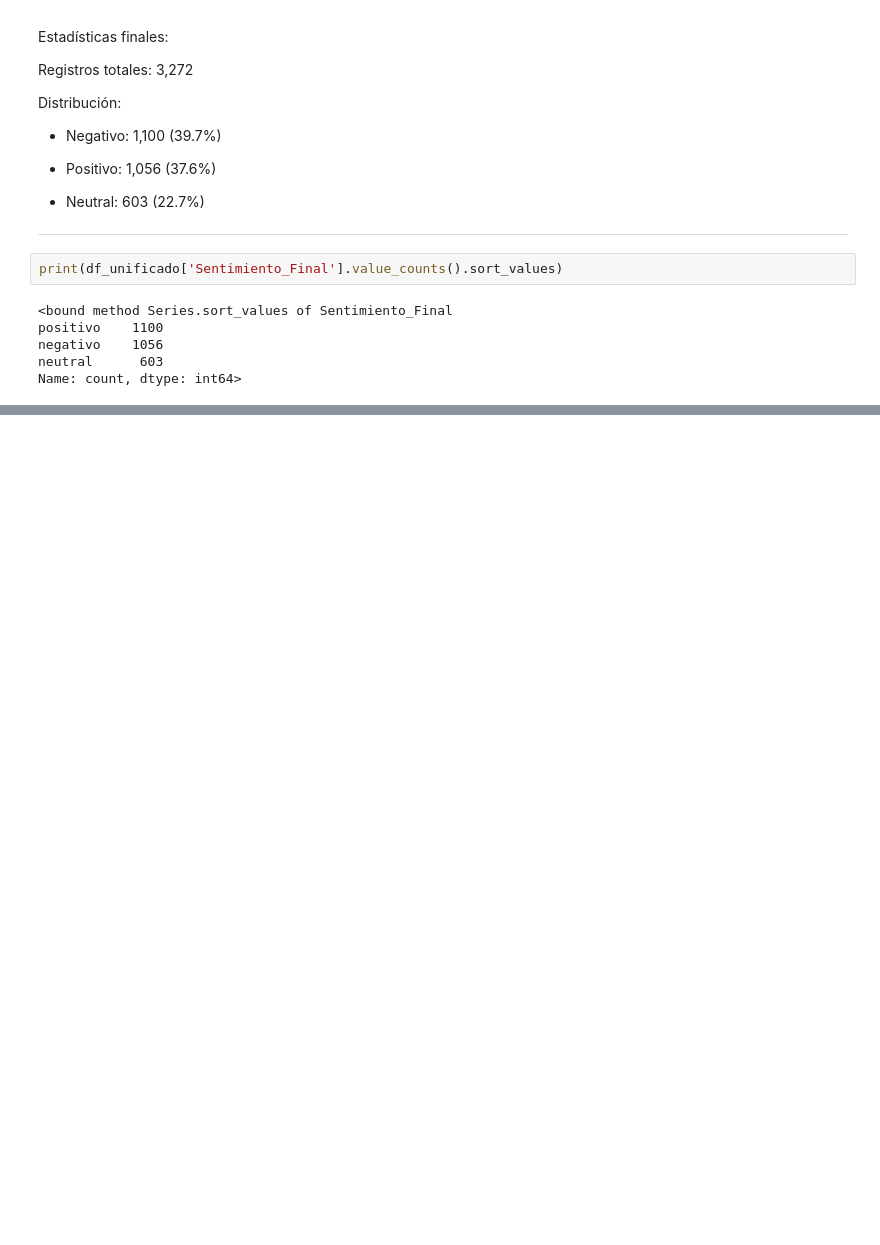
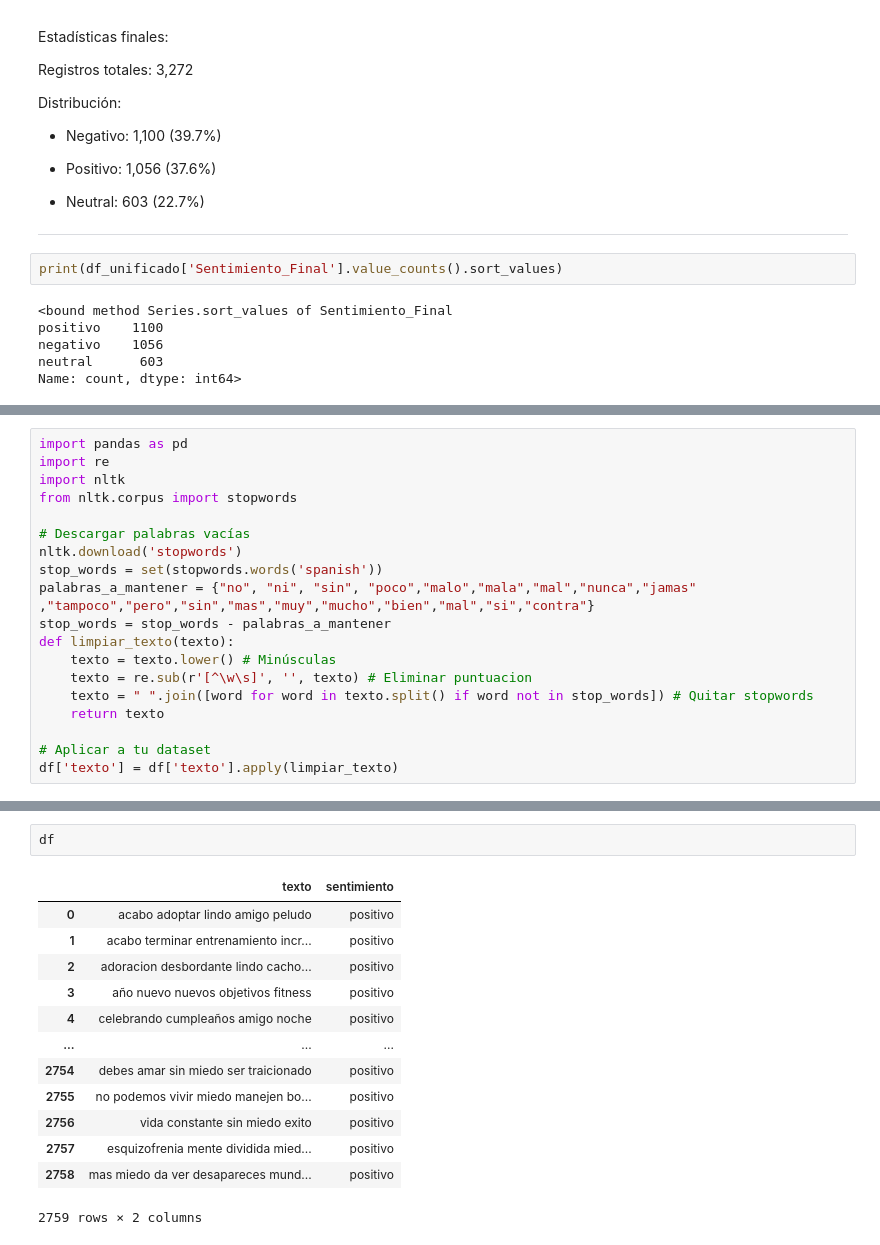
Before and after one commit to ml-punto-tech/sentiment-api, a Jupyter notebook: data-science/notebooks/Procesamiento_y_Clasificacion_de_Datos_SentimentAPI.ipynb, the cells around one changed output, grey strips where cells are left out. Drawn from its saved outputs; the diff is of its cells as text; blank space fills up the shorter version.

```diff
--- a/data-science/notebooks/Procesamiento_y_Clasificacion_de_Datos_SentimentAPI.ipynb
+++ b/data-science/notebooks/Procesamiento_y_Clasificacion_de_Datos_SentimentAPI.ipynb
@@ -700,0 +748,20 @@ Name: count, dtype: int64>
+# %%
+import pandas as pd
+import re
+import nltk
+from nltk.corpus import stopwords
+
+# Descargar palabras vacías
+nltk.download('stopwords')
+stop_words = set(stopwords.words('spanish'))
+palabras_a_mantener = {"no", "ni", "sin", "poco","malo","mala","mal","nunca","jamas"
+,"tampoco","pero","sin","mas","muy","mucho","bien","mal","si","contra"}
+stop_words = stop_words - palabras_a_mantener
+def limpiar_texto(texto):
+    texto = texto.lower() # Minúsculas
+    texto = re.sub(r'[^\w\s]', '', texto) # Eliminar puntuacion
+    texto = " ".join([word for word in texto.split() if word not in stop_words]) # Quitar stopwords
+    return texto
+
+# Aplicar a tu dataset
+df['texto'] = df['texto'].apply(limpiar_texto)
@@ -700,0 +771,16 @@ Name: count, dtype: int64>
+# %%
+df
+# %% [output]
+|  | texto | sentimiento |
+| 0 | acabo adoptar lindo amigo peludo | positivo |
+| 1 | acabo terminar entrenamiento incr... | positivo |
+| 2 | adoracion desbordante lindo cacho... | positivo |
+| 3 | año nuevo nuevos objetivos fitness | positivo |
+| 4 | celebrando cumpleaños amigo noche | positivo |
+| ... | ... | ... |
+| 2754 | debes amar sin miedo ser traicionado | positivo |
+| 2755 | no podemos vivir miedo manejen bo... | positivo |
+| 2756 | vida constante sin miedo exito | positivo |
+| 2757 | esquizofrenia mente dividida mied... | positivo |
+| 2758 | mas miedo da ver desapareces mund... | positivo |
+2759 rows × 2 columns
```
Also changed, not shown: parts of 37 cells of this notebook.
